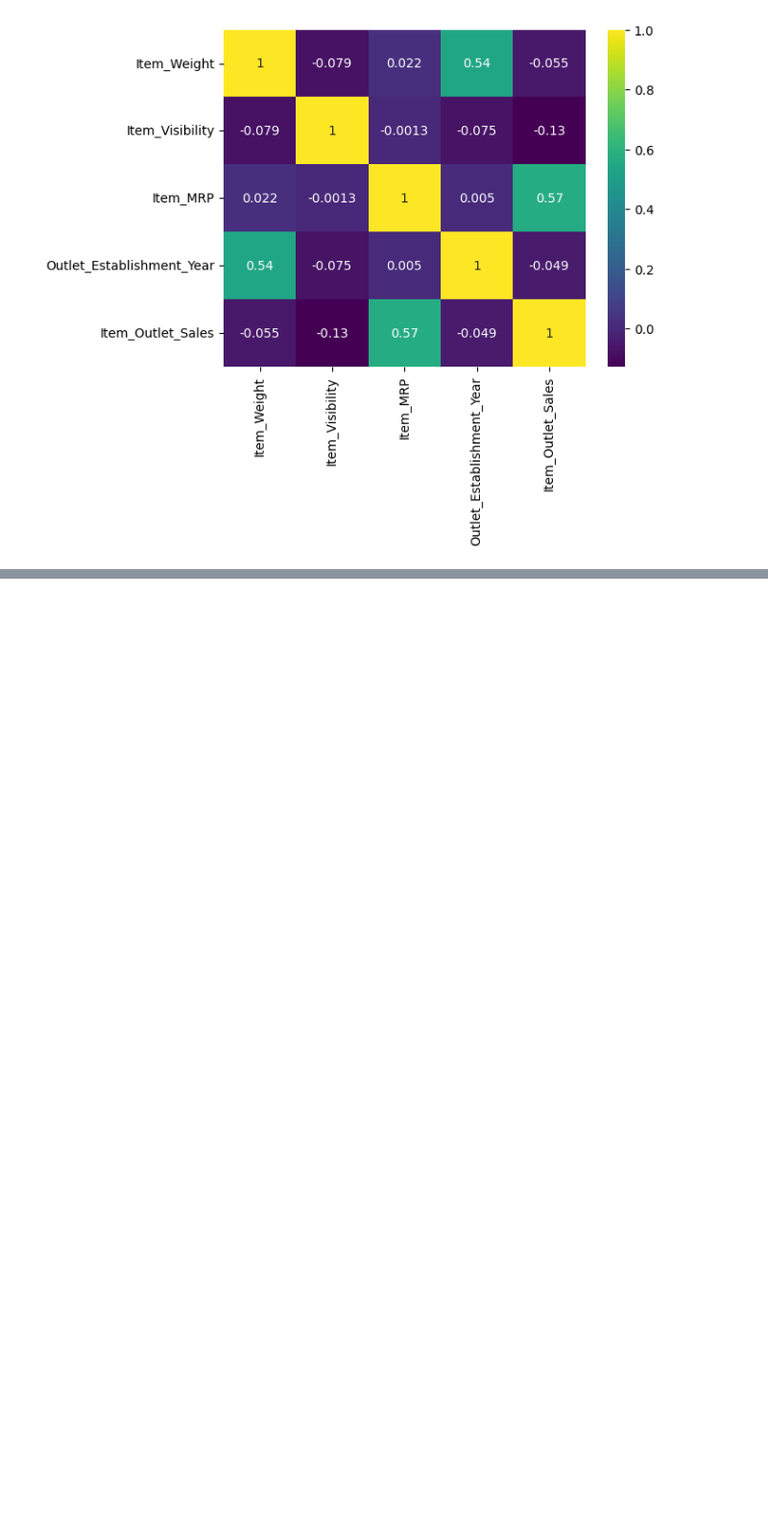
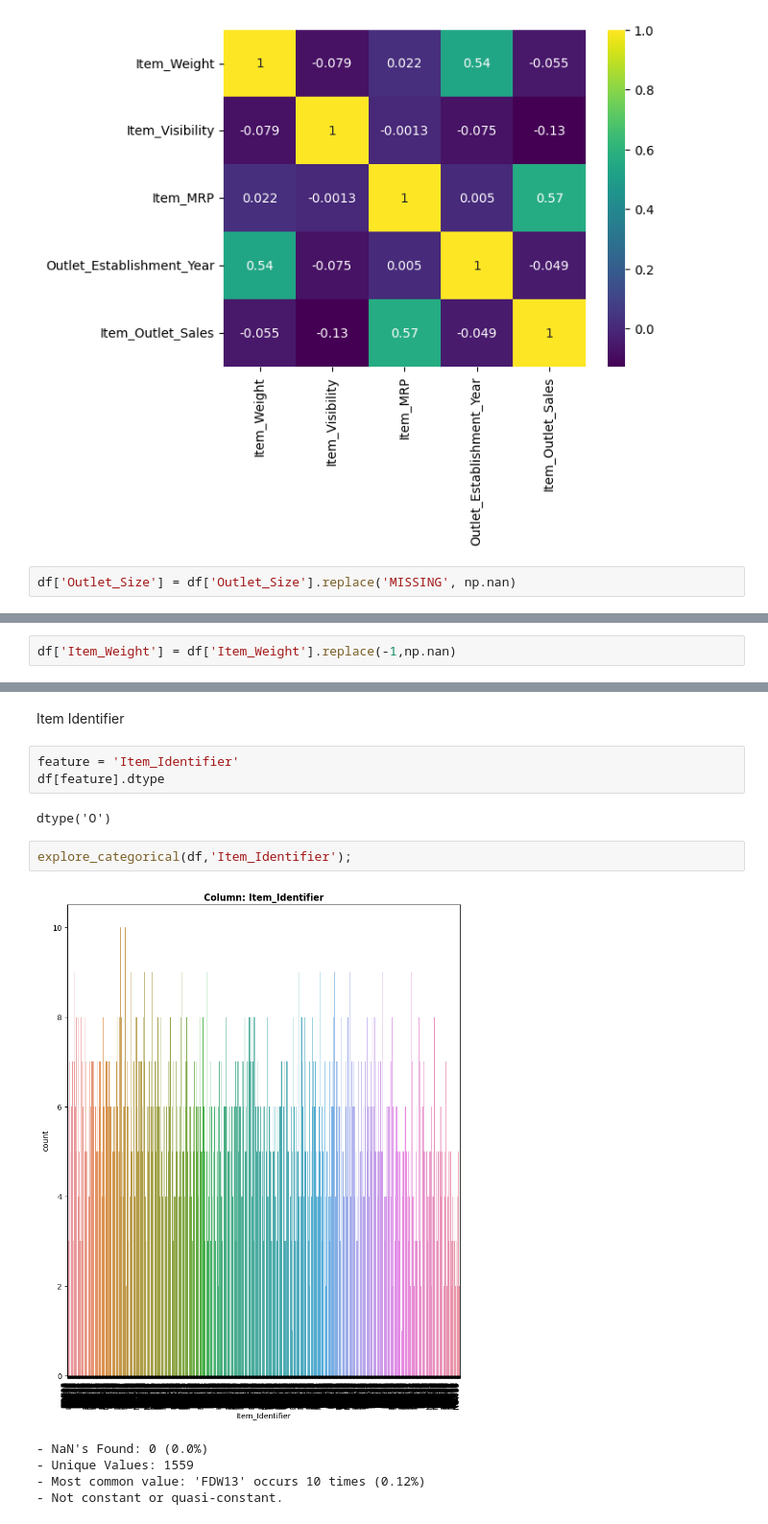
Before and after one commit to Mrammoss/Prediction-of-Product-Sales, a Jupyter notebook: Loading_Data.ipynb, the cells around one changed output, grey strips where cells are left out. Shown at 96% size. Drawn from its saved outputs; the diff is of its cells as text; blank space fills up the shorter version.

```diff
--- a/Loading_Data.ipynb
+++ b/Loading_Data.ipynb
@@ -217,3 +217,5 @@ sns.heatmap(corr, cmap='viridis', annot = True)
 # %% [output]
 <Axes: >
 [figure]
+# %%
+df['Outlet_Size'] = df['Outlet_Size'].replace('MISSING', np.nan)
@@ -219,0 +226,2 @@ sns.heatmap(corr, cmap='viridis', annot = True)
+# %%
+df['Item_Weight'] = df['Item_Weight'].replace(-1,np.nan)
@@ -219,0 +360,15 @@ sns.heatmap(corr, cmap='viridis', annot = True)
+# %% [markdown]
+Item Identifier
+# %%
+feature = 'Item_Identifier'
+df[feature].dtype
+# %% [output]
+dtype('O')
+# %%
+explore_categorical(df,'Item_Identifier');
+# %% [output]
+[figure, added]
+- NaN's Found: 0 (0.0%)
+- Unique Values: 1559
+- Most common value: 'FDW13' occurs 10 times (0.12%)
+- Not constant or quasi-constant.
```
Also changed, not shown: parts of 43 cells of this notebook.
